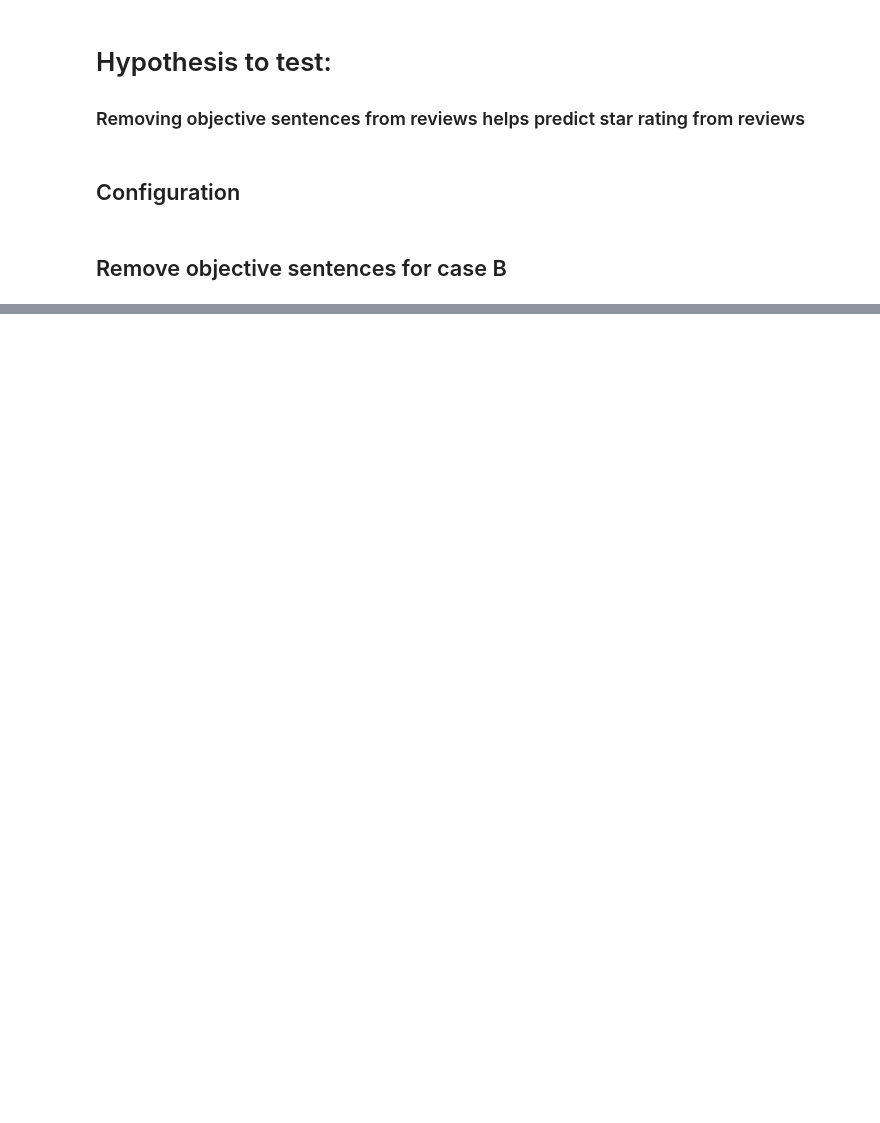
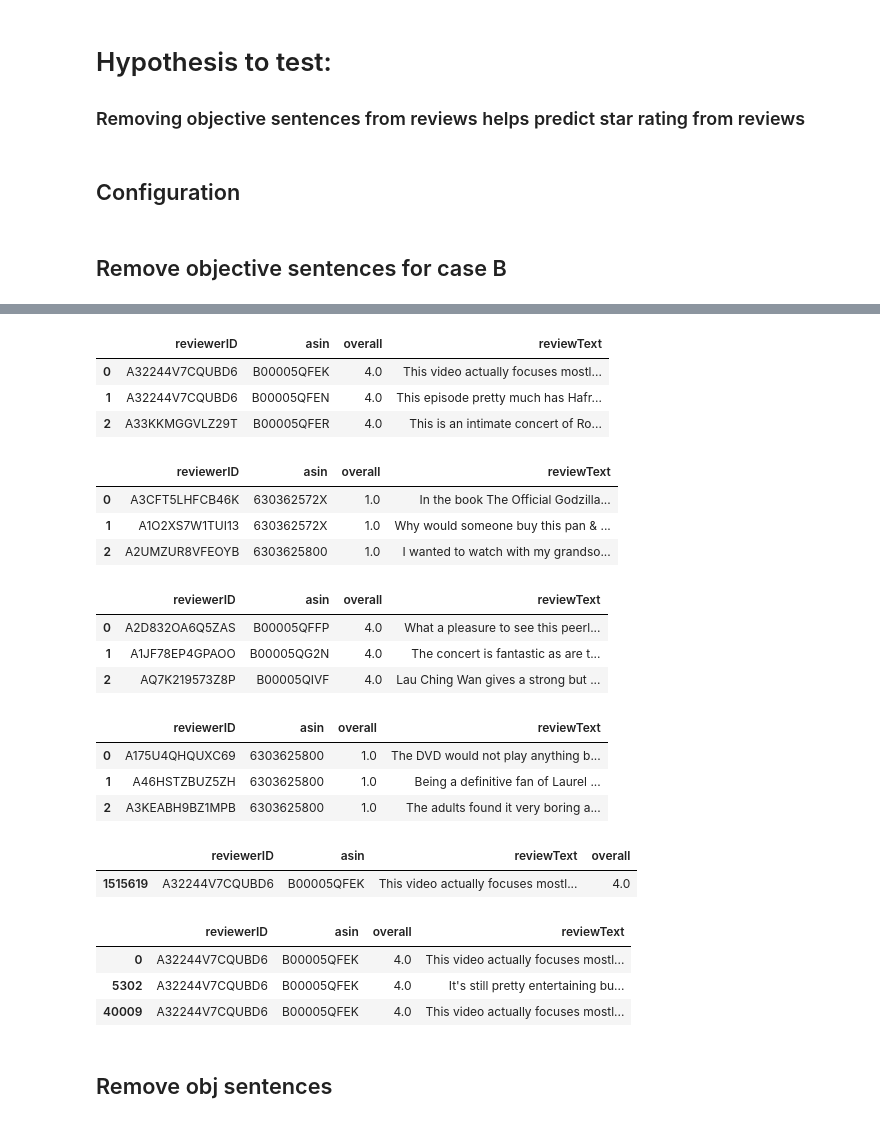
Before and after one commit to j-gd/movie_mood, a Jupyter notebook: src/ab_testing_dev/B_creation.ipynb, the cells around one changed output, grey strips where cells are left out. Saved outputs shown, nothing was run; the diff lists cells and outputs as text; code cells hidden in the pictures; blank space fills up the shorter version.

```diff
--- a/src/ab_testing_dev/B_creation.ipynb
+++ b/src/ab_testing_dev/B_creation.ipynb
@@ -120,6 +149,6 @@ res['test']['negative']
 # %%
 CHUNK_SZ = 5000
-res = {'train':{},'test':{}}
+sent_dfs = {'train':{},'test':{}}
 
 for ttname, tt in test_dic.items():
     for pn, df in tt.items():
@@ -129,18 +158,15 @@ for ttname, tt in test_dic.items():
         while start < df.shape[0]:
             end = start + CHUNK_SZ
             df_list.append(
-                subj_filter.transform(
-                    df.iloc[start:end,:],
-                    'reviewText',
-                    threshold=1 - OBJ_THRESHOLD,
-                    debug_level=0,
-                    switch=True) \
+                subj_filter.to_one_sent_per_row(
+                    df.iloc[start:end,:]) \
                 .rename(columns={"sentence": "reviewText"}))
             start = end
 
-        res[ttname][pn] = df_list.pop()
+        sent_dfs[ttname][pn] = df_list.pop()
         while len(df_list) > 0:
-            res[ttname][pn] = pd.merge(df_list.pop(), res[ttname][pn], how='outer')
+            sent_dfs[ttname][pn] = pd.merge(df_list.pop(),
+                                            sent_dfs[ttname][pn], how='outer')
 #         res[ttname][pn] = reduce(lambda x, y: pd.merge(x, y, on = ['reviewerID','asin']), dfList)
 # %% [output]
 A value is trying to be set on a copy of a slice from a DataFrame.
@@ -174,0 +226,42 @@ See the caveats in the documentation: http://pandas.pydata.org/pandas-docs/stabl
+# %%
+pickle_in = open(data_path
+                + 'sent_dfs_144k.pkl'
+                , "rb")
+sent_dfs = pickle.load(pickle_in)
+# %%
+for ttname, tt in sent_dfs.items():
+    for pn, df in tt.items():
+        display(df.head(3))
+# %% [output]
+|  | reviewerID | asin | overall | reviewText |
+| 0 | A32244V7CQUBD6 | B00005QFEK | 4.0 | This video actually focuses mostl... |
+| 1 | A32244V7CQUBD6 | B00005QFEN | 4.0 | This episode pretty much has Hafr... |
+| 2 | A33KKMGGVLZ29T | B00005QFER | 4.0 | This is an intimate concert of Ro... |
+|  | reviewerID | asin | overall | reviewText |
+| 0 | A3CFT5LHFCB46K | 630362572X | 1.0 | In the book The Official Godzilla... |
+| 1 | A1O2XS7W1TUI13 | 630362572X | 1.0 | Why would someone buy this pan & ... |
+| 2 | A2UMZUR8VFEOYB | 6303625800 | 1.0 | I wanted to watch with my grandso... |
+|  | reviewerID | asin | overall | reviewText |
+| 0 | A2D832OA6Q5ZAS | B00005QFFP | 4.0 | What a pleasure to see this peerl... |
+| 1 | A1JF78EP4GPAOO | B00005QG2N | 4.0 | The concert is fantastic as are t... |
+| 2 | AQ7K219573Z8P | B00005QIVF | 4.0 | Lau Ching Wan gives a strong but ... |
+|  | reviewerID | asin | overall | reviewText |
+| 0 | A175U4QHQUXC69 | 6303625800 | 1.0 | The DVD would not play anything b... |
+| 1 | A46HSTZBUZ5ZH | 6303625800 | 1.0 | Being a definitive fan of Laurel ... |
+| 2 | A3KEABH9BZ1MPB | 6303625800 | 1.0 | The adults found it very boring a... |
+# %%
+df1 = test_dic['train']['positive']
+df1[(df1['reviewerID'] == 'A32244V7CQUBD6') & (df1['asin'] == 'B00005QFEK')]
+# %% [output]
+|  | reviewerID | asin | reviewText | overall |
+| 1515619 | A32244V7CQUBD6 | B00005QFEK | This video actually focuses mostl... | 4.0 |
+# %%
+df1 = sent_dfs['train']['positive']
+df1[(df1['reviewerID'] == 'A32244V7CQUBD6') & (df1['asin'] == 'B00005QFEK')]
+# %% [output]
+|  | reviewerID | asin | overall | reviewText |
+| 0 | A32244V7CQUBD6 | B00005QFEK | 4.0 | This video actually focuses mostl... |
+| 5302 | A32244V7CQUBD6 | B00005QFEK | 4.0 | It's still pretty entertaining bu... |
+| 40009 | A32244V7CQUBD6 | B00005QFEK | 4.0 | This video actually focuses mostl... |
+# %% [markdown]
+## Remove obj sentences
```
Also changed, not shown: parts of 29 cells of this notebook, 3 other files.
